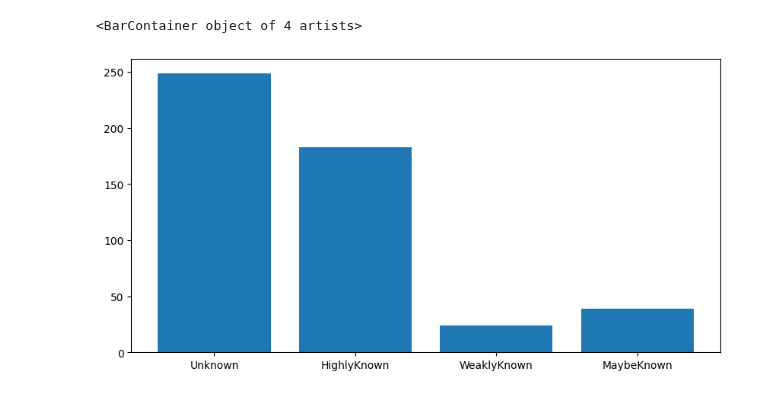
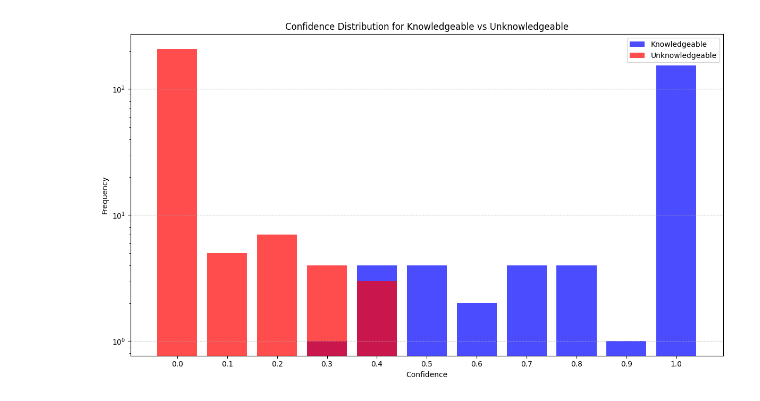
Before and after one commit to Wind-2375-like/crack, a Jupyter notebook: notebooks/temp.ipynb, the cells around one changed output. Drawn from its saved outputs; the diff is of its cells as text; code cells hidden in the pictures.

Commit message:
knowledge injection script tbd

```diff
--- a/notebooks/temp.ipynb
+++ b/notebooks/temp.ipynb
@@ -32,6 +8,6 @@ for file_name in files_to_process:
 import pickle
 import os
 
+with open("../data/eval_results/grow/probe/eval_100_depth_4_llama-3.2-3b.pkl", "rb") as f:
 # with open("../data/grow/test_100_depth_4.pkl", "rb") as f:
-with open("../data/eval_results/grow/probe/test_100_depth_4_llama-3.2-3b.pkl", "rb") as f:
     data = pickle.load(f)
@@ -154,16 +34,55 @@ data[0]
-# %%
-# Print the histogram of knowledge confidence
-import matplotlib.pyplot as plt
-from collections import Counter
-
-confidence_counts = Counter()
-for item in data:
-    for confidence in item["model_probe_knowledge_confidence"]:
-        confidence_counts[confidence] += 1
-
-# Plot the histogram
-plt.figure(figsize=(10, 5))
-plt.bar(confidence_counts.keys(), confidence_counts.values())
-# %% [output]
-<BarContainer object of 4 artists>
-[figure, removed]
+# %%
+import numpy as np
+import matplotlib.pyplot as plt
+
+knowledgable_confidence = []
+unknowledgable_confidence = []
+
+for item in data:
+    if item['knowledgable']:
+        knowledgable_confidence.append(item['knowledge_confidence'])
+    else:
+        unknowledgable_confidence.append(item['knowledge_confidence'])
+
+# --- Solution for discrete bins ---
+# Your discrete values are 0, 0.1, 0.2, ..., 1.0 (11 distinct values).
+# To center histogram bars on these values, we need bin edges halfway between them.
+# For a value 'v', the bin should span from 'v - 0.05' to 'v + 0.05'.
+# So, the edges will be: -0.05, 0.05, 0.15, ..., 0.95, 1.05.
+# This creates 11 bins, each 0.1 wide.
+bin_edges = np.arange(-0.05, 1.15, 0.1)
+# print(f"Bin edges: {bin_edges}") # For verification: [-0.05  0.05  0.15  0.25  0.35  0.45  0.55  0.65  0.75  0.85  0.95  1.05]
+
+plt.figure(figsize=(12, 7)) # Adjusted figure size for better readability
+
+# Plot histogram for 'knowledgable_confidence'
+plt.hist(knowledgable_confidence,
+         bins=bin_edges,          # Use the custom bin edges
+         alpha=0.7,               # Transparency
+         label='Knowledgeable',
+         color='blue',
+         rwidth=0.8)              # Reduce bar width slightly to create small gaps if desired
+
+# Plot histogram for 'unknowledgable_confidence'
+plt.hist(unknowledgable_confidence,
+         bins=bin_edges,          # Use the same custom bin edges
+         alpha=0.7,               # Transparency
+         label='Unknowledgeable',
+         color='red',
+         rwidth=0.8)              # Reduce bar width slightly
+
+plt.title('Confidence Distribution for Knowledgeable vs Unknowledgeable')
+plt.xlabel('Confidence')
+plt.ylabel('Frequency')
+
+# Set x-axis ticks to be the center of the bins (your discrete values)
+tick_centers = np.arange(0, 1.1, 0.1) # These are your actual discrete values: [0.  0.1 0.2 ... 1. ]
+plt.xticks(tick_centers, [f"{x:.1f}" for x in tick_centers]) # Format ticks to one decimal place
+plt.yscale('log') # Set y-axis to logarithmic scale for better visibility of lower frequencies
+
+plt.legend()
+plt.grid(axis='y', linestyle='--', alpha=0.7) # Add a horizontal grid for easier frequency reading
+plt.tight_layout() # Adjust plot to ensure everything fits without overlapping
+plt.show()
+# %% [output]
+[figure, added]
```
Also changed, not shown: parts of 7 cells of this notebook, 8 other files.
